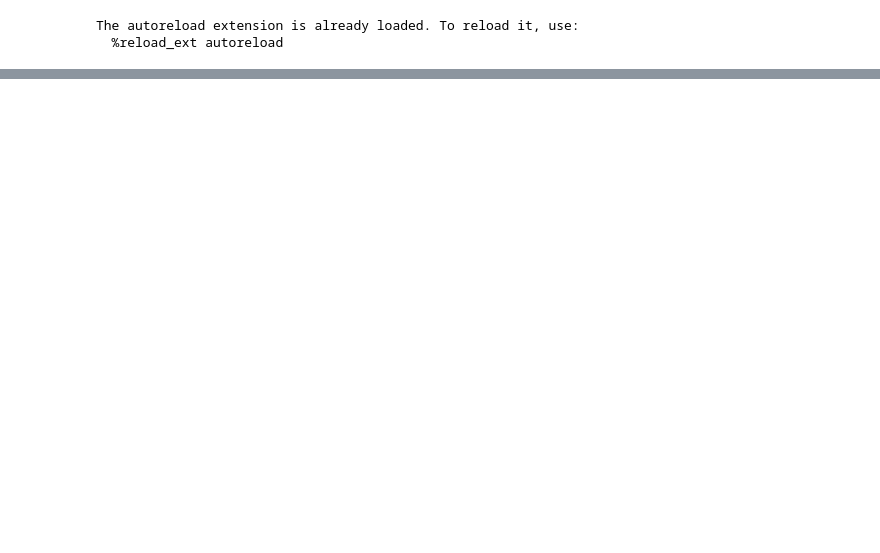
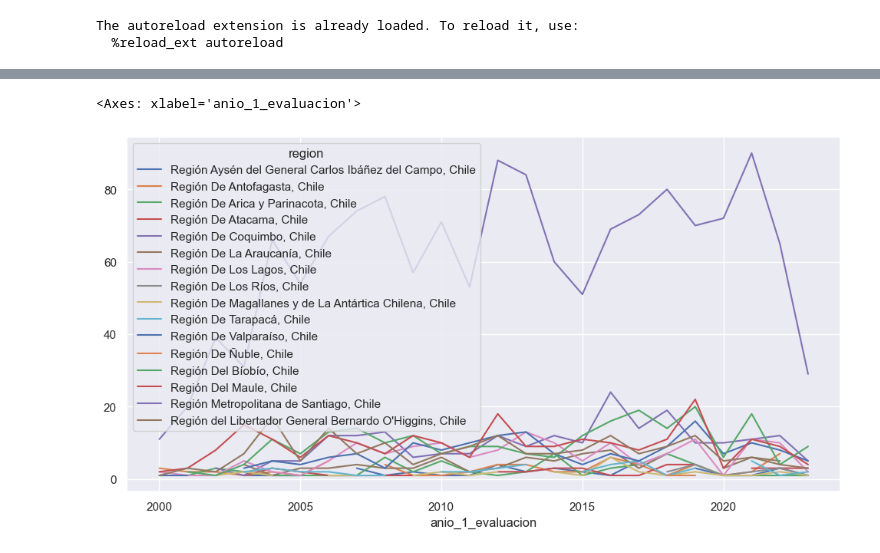
Before and after one commit to JavierRojas14/congenitas-ambulatorio, a Jupyter notebook: notebooks/test.ipynb, the cells around one changed output, grey strips where cells are left out. Drawn from its saved outputs; the diff is of its cells as text; code cells hidden in the pictures; blank space fills up the shorter version.

```diff
--- a/notebooks/test.ipynb
+++ b/notebooks/test.ipynb
@@ -48,0 +76,5 @@ edad_primera_consulta[["mean", "50%", "75%"]].plot()
+# %%
+desglose_por_region.plot()
+# %% [output]
+<Axes: xlabel='anio_1_evaluacion'>
+[figure, added]
```
Also changed, not shown: parts of 4 cells of this notebook.
